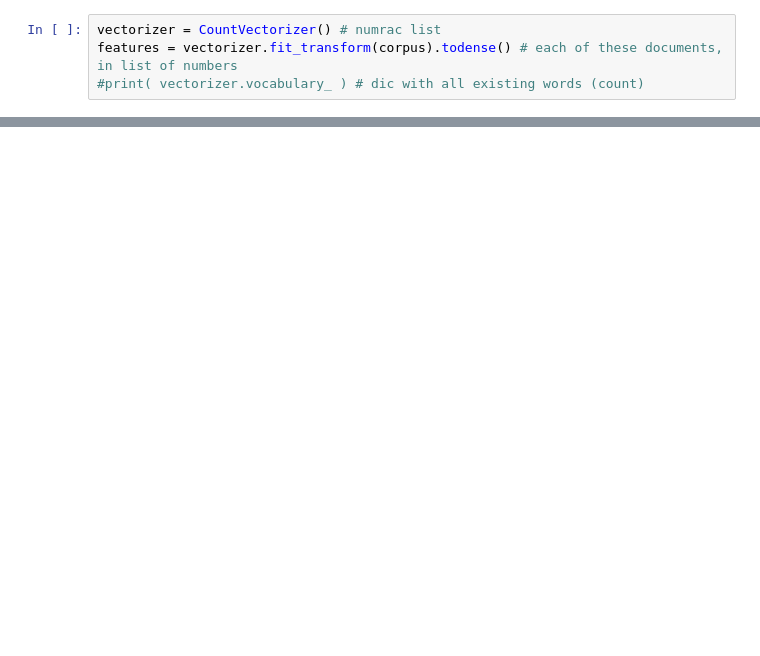
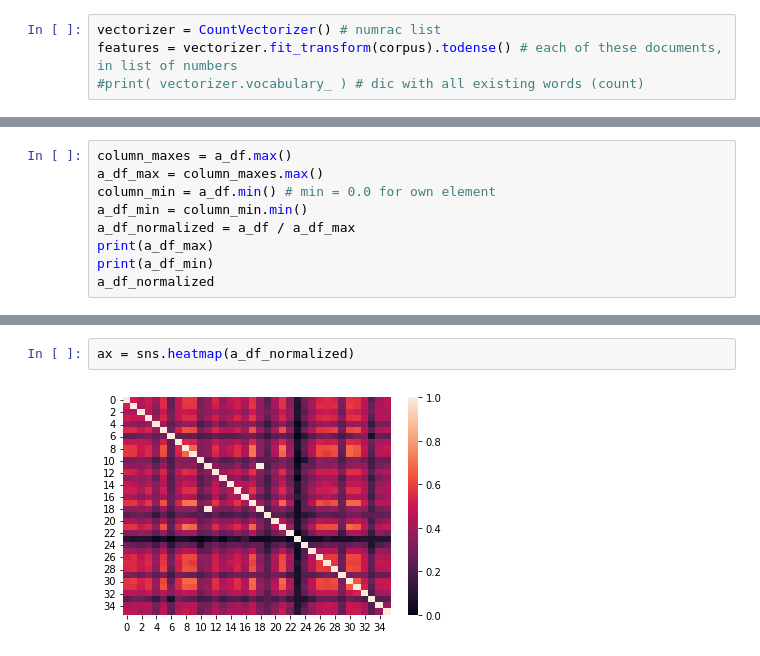
Before and after one commit to faketechlabsberlin/wt21-duaw, a Jupyter notebook: duaw-ds/DUAW- Building of a recommendation system.ipynb, the cells around one changed output, grey strips where cells are left out. Saved outputs shown, nothing was run; the diff lists cells and outputs as text; blank space fills up the shorter version.

```diff
--- a/duaw-ds/DUAW- Building of a recommendation system.ipynb
+++ b/duaw-ds/DUAW- Building of a recommendation system.ipynb
@@ -237,0 +323,9 @@ print(a)
+# %%
+column_maxes = a_df.max()
+a_df_max = column_maxes.max()
+column_min = a_df.min() # min = 0.0 for own element
+a_df_min = column_min.min()
+a_df_normalized = a_df / a_df_max
+print(a_df_max)
+print(a_df_min)
+a_df_normalized
@@ -237,0 +372,4 @@ print(a)
+# %%
+ax = sns.heatmap(a_df_normalized)
+# %% [output]
+[figure, added]
```
Also changed, not shown: parts of 51 cells of this notebook.
